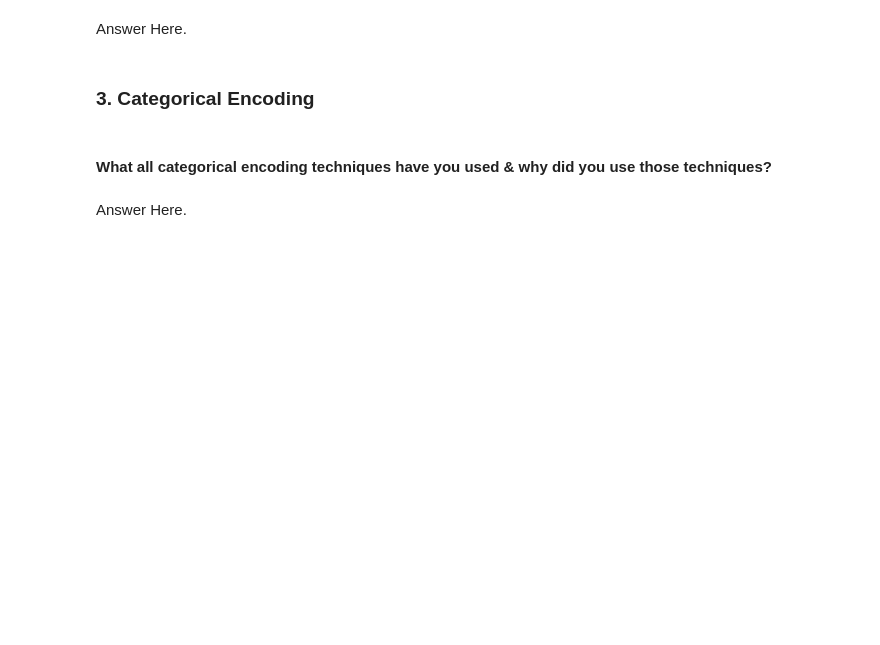
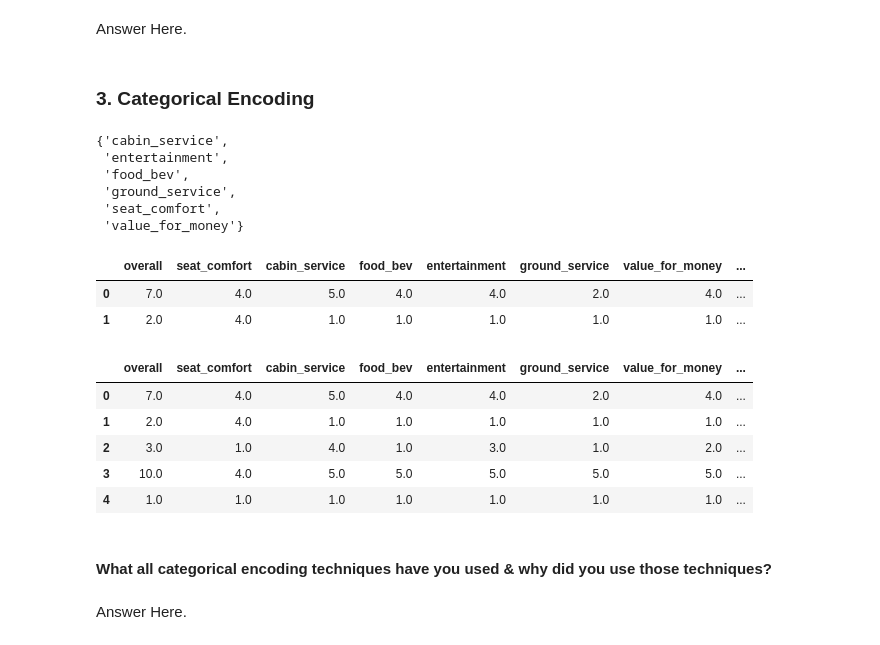
Before and after one commit to Preet3621/Classification_Airline_preet, a Jupyter notebook: Air_Referal_Preet.ipynb, the cells around one changed output. Drawn from its saved outputs; the diff is of its cells as text; code cells hidden in the pictures; blank space fills up the shorter version.

```diff
--- a/Air_Referal_Preet.ipynb
+++ b/Air_Referal_Preet.ipynb
@@ -792,0 +937,17 @@ Answer Here.
+# %%
+df_outliers = df_Airline.copy()
+
+# Define z-score threshold for outlier detection
+z_score_threshold = 3  # Adjust as needed
+
+# Loop through each numeric column and remove outliers
+numeric_columns = ['overall', 'seat_comfort', 'cabin_service', 'food_bev', 'entertainment', 'ground_service', 'value_for_money']
+
+for column in numeric_columns:
+    z_scores = np.abs((df_Airline[column] - df_Airline[column].mean()) / df_Airline[column].std())
+    df_outliers = df_outliers[z_scores <= z_score_threshold]
+
+# Reset the index of the new DataFrame
+df_outliers.reset_index(drop=True, inplace=True)
+
+df_outliers.head(2)
@@ -801,3 +968,56 @@ Answer Here.
+# %%
+# Encode your categorical columns
+df_outliers['recommended'].replace({'yes':1,'no':0},inplace=True)
+
+# Separate numeric and non-numeric columns
+numeric_df = df_outliers.select_dtypes(include='number')
+non_numeric_df = df_outliers.select_dtypes(exclude='number')
+
+non_numeric_cols = df_outliers.select_dtypes(exclude='number').columns.tolist()
+numeric_cols = df_outliers.select_dtypes(include='number').columns.tolist()
+# %%
+# Select your features wisely to avoid overfitting
+correlation_matrix=df_outliers.corr()
+
+threshold = 0.5
+
+
+correlated_features = set()
+
+for i in range(len(corr_matrix.columns)):
+    for j in range(i):
+        if abs(corr_matrix.iloc[i, j]) > threshold:
+            colname = corr_matrix.columns[i]
+            correlated_features.add(colname)
+
+correlated_features
+# %% [output]
+{'cabin_service',
+ 'entertainment',
+ 'food_bev',
+ 'ground_service',
+ 'seat_comfort',
+ 'value_for_money'}
+# %%
+# Drop non-numeric columns
+numeric_columns = df_outliers.select_dtypes(include=['float64', 'int64']).columns
+df_outliers = df_outliers[numeric_columns]
+
+df_outliers.head(2)
+# %% [output]
+|  | overall | seat_comfort | cabin_service | food_bev | entertainment | ground_service | value_for_money | ... |
+| 0 | 7.0 | 4.0 | 5.0 | 4.0 | 4.0 | 2.0 | 4.0 | ... |
+| 1 | 2.0 | 4.0 | 1.0 | 1.0 | 1.0 | 1.0 | 1.0 | ... |
+# %%
+df_AL = df_outliers.copy()
+df_AL.head()
+# %% [output]
+|  | overall | seat_comfort | cabin_service | food_bev | entertainment | ground_service | value_for_money | ... |
+| 0 | 7.0 | 4.0 | 5.0 | 4.0 | 4.0 | 2.0 | 4.0 | ... |
+| 1 | 2.0 | 4.0 | 1.0 | 1.0 | 1.0 | 1.0 | 1.0 | ... |
+| 2 | 3.0 | 1.0 | 4.0 | 1.0 | 3.0 | 1.0 | 2.0 | ... |
+| 3 | 10.0 | 4.0 | 5.0 | 5.0 | 5.0 | 5.0 | 5.0 | ... |
+| 4 | 1.0 | 1.0 | 1.0 | 1.0 | 1.0 | 1.0 | 1.0 | ... |
 # %% [markdown]
 #### What all categorical encoding techniques have you used & why did you use those techniques?
 # %% [markdown]
```
Also changed, not shown: parts of 21 cells of this notebook.
